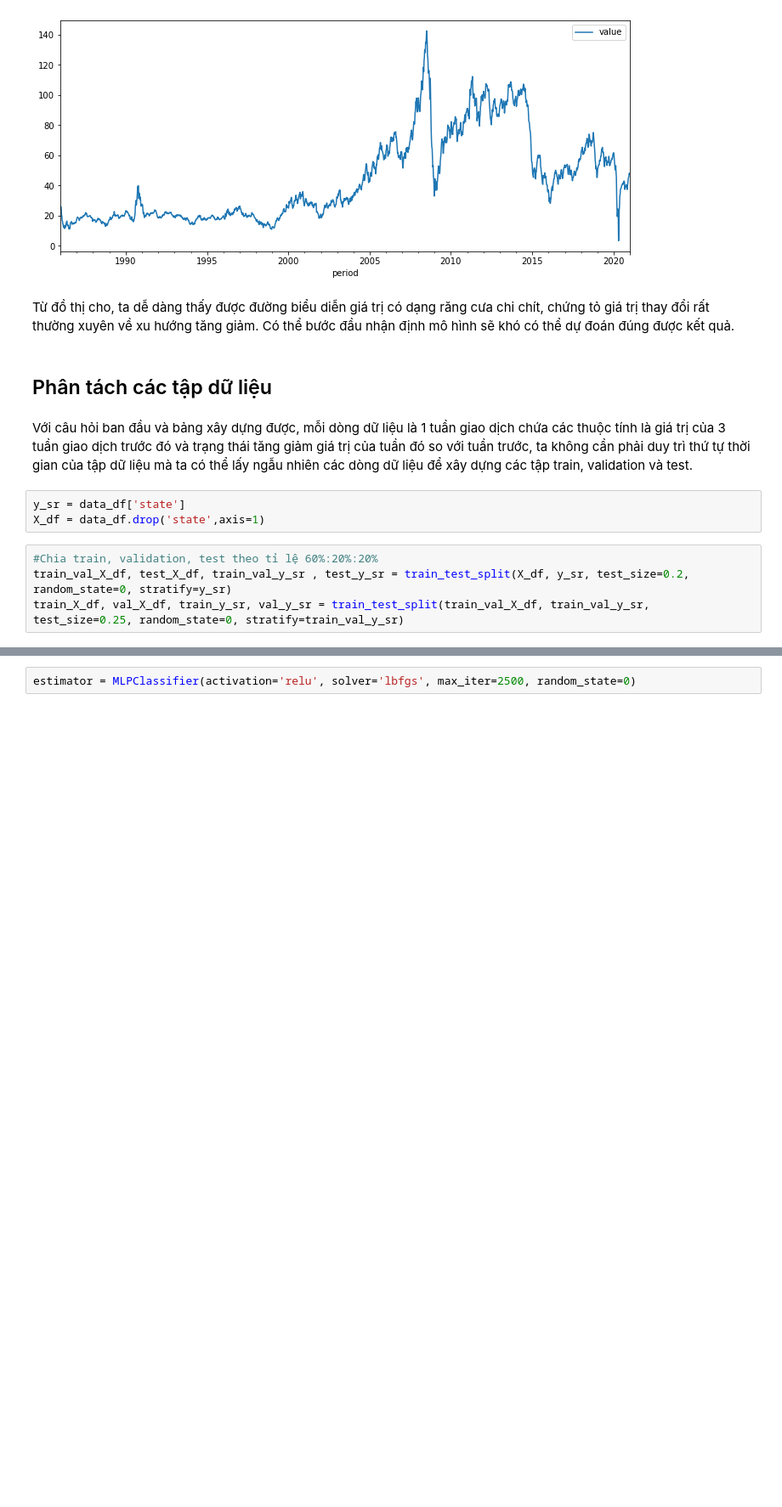
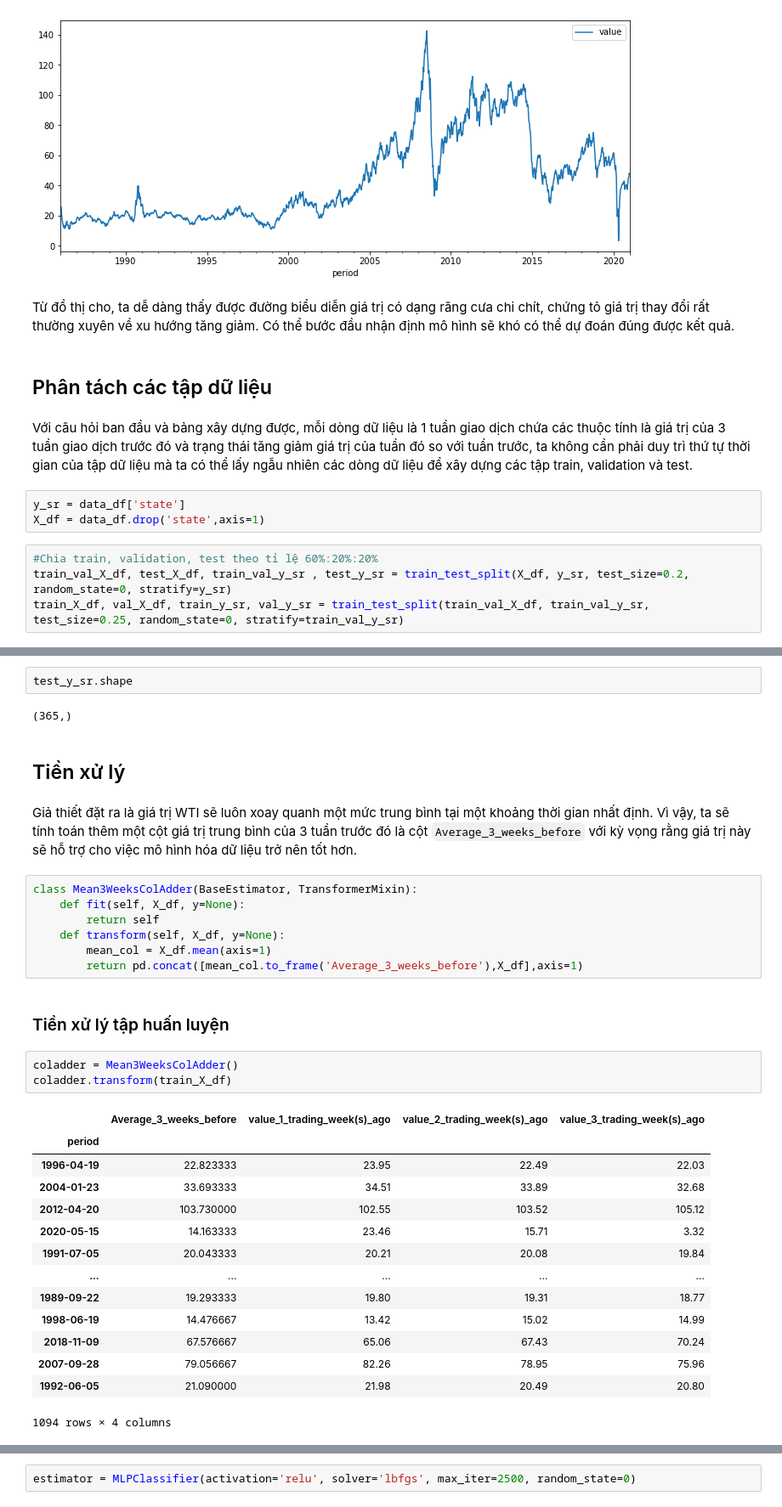
Before and after one commit to nhanarT/DA_NMKHDL, a Jupyter notebook: Project.ipynb, the cells around one changed output, grey strips where cells are left out. Shown at 85% size. Drawn from its saved outputs; the diff is of its cells as text; blank space fills up the shorter version.

```diff
--- a/Project.ipynb
+++ b/Project.ipynb
@@ -191,0 +213,35 @@ train_X_df, val_X_df, train_y_sr, val_y_sr = train_test_split(train_val_X_df, tr
+# %%
+test_y_sr.shape
+# %% [output]
+(365,)
+# %% [markdown]
+## Tiền xử lý
+# %% [markdown]
+Giả thiết đặt ra là giá trị WTI sẽ luôn xoay quanh một mức trung bình tại một khoảng thời gian nhất định. Vì vậy, ta sẽ tính toán thêm một cột giá trị trung bình của 3 tuần trước đó là cột `Average_3_weeks_before` với kỳ vọng rằng giá trị này sẽ hỗ trợ cho việc mô hình hóa dữ liệu trở nên tốt hơn.
+# %%
+class Mean3WeeksColAdder(BaseEstimator, TransformerMixin):
+    def fit(self, X_df, y=None):
+        return self
+    def transform(self, X_df, y=None):
+        mean_col = X_df.mean(axis=1)
+        return pd.concat([mean_col.to_frame('Average_3_weeks_before'),X_df],axis=1)
+# %% [markdown]
+### Tiền xử lý tập huấn luyện
+# %%
+coladder = Mean3WeeksColAdder()
+coladder.transform(train_X_df)
+# %% [output]
+|  | Average_3_weeks_before | value_1_trading_week(s)_ago | value_2_trading_week(s)_ago | value_3_trading_week(s)_ago |
+| period |  |  |  |  |
+| 1996-04-19 | 22.823333 | 23.95 | 22.49 | 22.03 |
+| 2004-01-23 | 33.693333 | 34.51 | 33.89 | 32.68 |
+| 2012-04-20 | 103.730000 | 102.55 | 103.52 | 105.12 |
+| 2020-05-15 | 14.163333 | 23.46 | 15.71 | 3.32 |
+| 1991-07-05 | 20.043333 | 20.21 | 20.08 | 19.84 |
+| ... | ... | ... | ... | ... |
+| 1989-09-22 | 19.293333 | 19.80 | 19.31 | 18.77 |
+| 1998-06-19 | 14.476667 | 13.42 | 15.02 | 14.99 |
+| 2018-11-09 | 67.576667 | 65.06 | 67.43 | 70.24 |
+| 2007-09-28 | 79.056667 | 82.26 | 78.95 | 75.96 |
+| 1992-06-05 | 21.090000 | 21.98 | 20.49 | 20.80 |
+1094 rows × 4 columns
```
Also changed, not shown: parts of 18 cells of this notebook.
